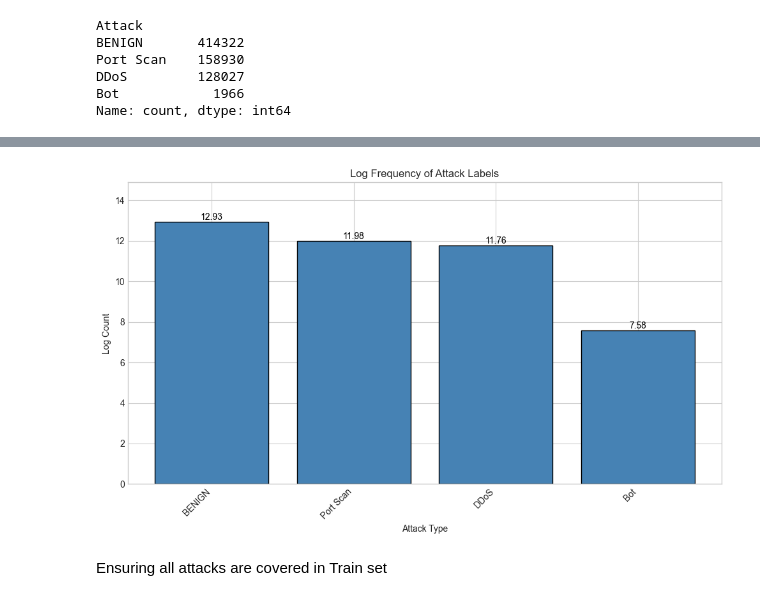
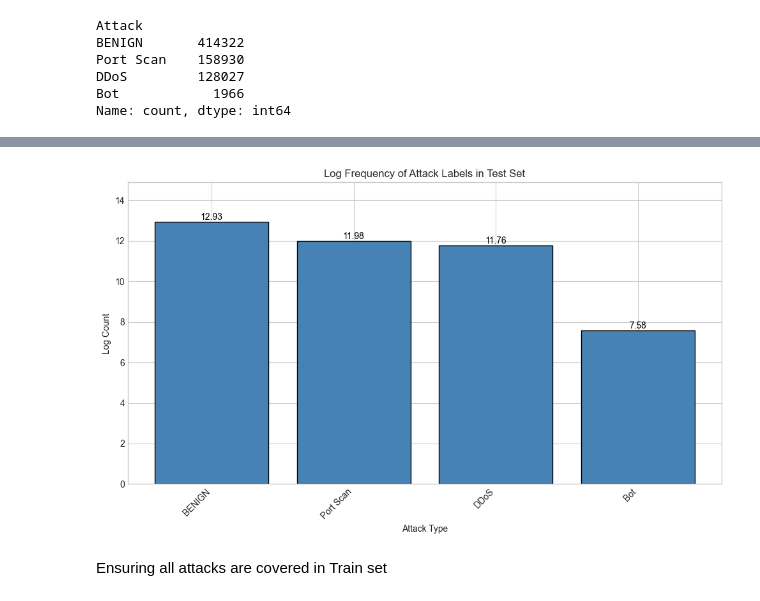
Before and after one commit to mohakapoor/Network_Anomaly_Detection_CICIDS2017, a Jupyter notebook: split.ipynb, the cells around one changed output, grey strips where cells are left out. Saved outputs shown, nothing was run; the diff lists cells and outputs as text; code cells hidden in the pictures.

```diff
--- a/split.ipynb
+++ b/split.ipynb
@@ -333,34 +333,34 @@ plt.show()
 # %%
 plt.figure(figsize=(10, 6))
 bars = plt.bar(
     test_unique_attacks_names,
     np.log(test_unique_attacks),
     color="steelblue",
     edgecolor="black"
 )
 
 for bar, value in zip(bars, np.log(test_unique_attacks)):
     plt.text(
         bar.get_x() + bar.get_width()/2,
         bar.get_height(),
         f"{value:.2f}",
         ha='center',
         va='bottom',
         fontsize=10,
         color='black'
     )
 
-plt.title("Log Frequency of Attack Labels")
+plt.title("Log Frequency of Attack Labels in Test Set")
 plt.xlabel("Attack Type")
 plt.ylabel("Log Count")
 plt.xticks(rotation=45, ha="right")
 
 plt.tight_layout()
 ymax = max(np.log(test_unique_attacks))
 plt.ylim(0, ymax * 1.15)
 plt.show()
 # %% [output]
-[figure, old version]
+[figure, new version]
 # %% [markdown]
 Ensuring all attacks are covered in Train set
 # %%
```
Also changed, not shown: parts of 10 cells of this notebook, 2 other files.
